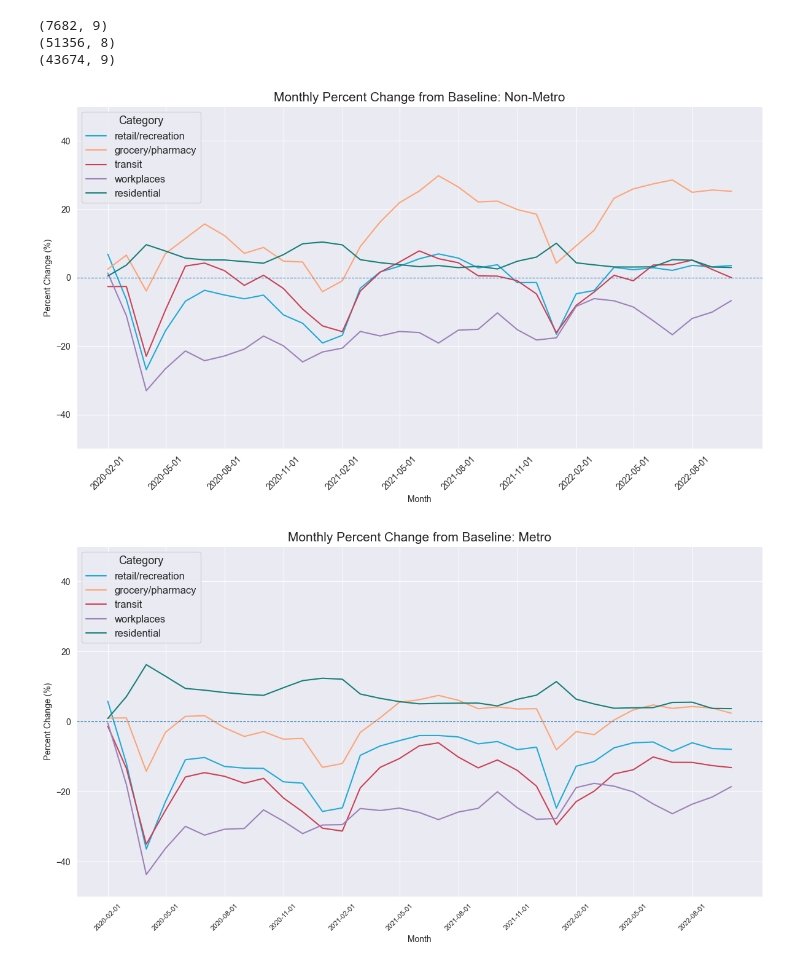
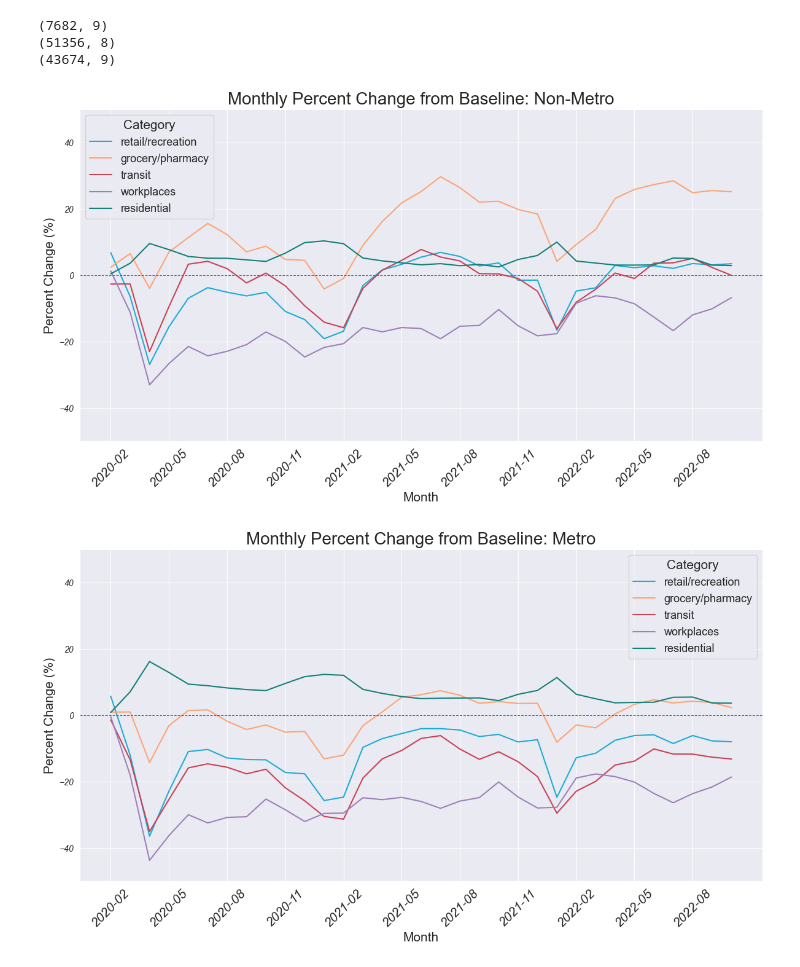
Before and after one commit to rorygardner/cyber_squadron, a Jupyter notebook: rory/plots.ipynb, the cells around one changed output. Drawn from its saved outputs; the diff is of its cells as text; code cells hidden in the pictures.

```diff
--- a/rory/plots.ipynb
+++ b/rory/plots.ipynb
@@ -96,0 +105,29 @@ plt.show()
+# %%
+fig, axes = plt.subplots(nrows=2, ncols=3, figsize=(12, 12))
+
+sns.set_style("darkgrid")
+sns.violinplot(y=monthly_mob["retail_and_recreation_percent_change_from_baseline"], ax=axes[0, 0])
+sns.violinplot(y=monthly_mob["grocery_and_pharmacy_percent_change_from_baseline"], ax=axes[0, 1])
+sns.violinplot(y=monthly_mob["transit_stations_percent_change_from_baseline"], ax=axes[1, 2])
+sns.violinplot(y=monthly_mob["workplaces_percent_change_from_baseline"], ax=axes[0, 2])
+sns.violinplot(y=monthly_mob["residential_percent_change_from_baseline"], ax=axes[1, 0])
+
+for ax in [axes[0, 0], axes[1, 0]]:
+    ax.set_ylabel("Percent Change (%)")
+
+for ax in [axes[0, 1], axes[0, 2], axes[1, 2]]:
+    ax.set_ylabel('')
+    ax.set_yticklabels([])
+
+for ax in axes.flatten():
+    ax.set_ylim(-50, 50)
+
+axes[0, 0].set_title("Retail and Recreation", fontsize=16)
+axes[0, 1].set_title("Grocery and Pharmacy", fontsize=16)
+axes[1, 2].set_title("Transit Stations", fontsize=16)
+axes[0, 2].set_title("Workplaces", fontsize=16)
+axes[1, 0].set_title("Residential", fontsize=16)
+
+fig.suptitle("Violin Plots of Monthly Mobility by Category", fontsize=20)
+
+fig.delaxes(axes[1, 1])
@@ -110,8 +149,8 @@ rural_counties = ["Accomack County","Alleghany County","Bath County",
                   "Russell County","Smyth County","Southampton County",
                   "Tazewell County","Wise County","Wythe County","Shenandoah County"]
 
-rural_mobility = mobility[mobility["sub_region_2"].isin(rural_counties)]
-metro_mobility = mobility[-mobility["sub_region_2"].isin(rural_counties)]
+rural_mobility = mobility[mobility["sub_region_2"].isin(rural_counties)].copy()
+metro_mobility = mobility[-mobility["sub_region_2"].isin(rural_counties)].copy()
 
 # rural
 rural_mobility.loc[:,"year_month"] = rural_mobility["date"].dt.to_period('M')
@@ -154,7 +182,7 @@ monthly_r = (
     .melt(id_vars="year_month", value_vars=cat_cols,
           var_name="category", value_name="percent_change")
 )
-monthly_r['year_month'] = monthly_r['year_month'].dt.to_timestamp()
+monthly_r['year_month'] = monthly_r['year_month'].dt.strftime("%Y-%m")
 
 monthly_r["category_short"] = monthly_r["category"].replace({
     "retail_and_recreation_percent_change_from_baseline":"retail/recreation",
@@ -173,20 +201,21 @@ sns.set_style(style='darkgrid')
 sns.lineplot(data=monthly_r, x="year_month", y="percent_change", hue="category_short", palette=palette)
 plt.ylim(-50, 50)
 
-plt.title("Monthly Percent Change from Baseline: Non-Metro", fontsize=15)
-plt.xlabel("Month")
-plt.ylabel("Percent Change (%)")
+plt.title("Monthly Percent Change from Baseline: Non-Metro", fontsize=20)
+plt.xlabel("Month", fontsize=15)
+plt.ylabel("Percent Change (%)", fontsize=15)
 plt.grid(True)
 plt.axhline(0, linestyle='--', linewidth=0.8)
-ax.legend(title="Category", loc="upper left", fontsize=12, title_fontsize=13)
+ax.legend(title="Category", loc="upper left", fontsize=13, title_fontsize=15)
 
-plt.xticks(rotation=45, fontsize=10)
+plt.xticks(rotation=45, fontsize=15, style="italic")
+plt.yticks(style="italic")
 ax.set_xticks(monthly_r["year_month"].unique()[::3])
 
 plt.tight_layout()
 plt.show()
 # %% [output]
-[figure, old version]
+[figure, new version]
 # %%
 
 monthly_m = (
@@ -194,39 +223,41 @@ monthly_m = (
     .reset_index()
     .melt(id_vars="year_month", value_vars=cat_cols,
           var_name="category", value_name="percent_change")
 )
 
 monthly_m["category_short"] = monthly_m["category"].replace({
     "retail_and_recreation_percent_change_from_baseline":"retail/recreation",
     "grocery_and_pharmacy_percent_change_from_baseline":"grocery/pharmacy",
     "transit_stations_percent_change_from_baseline":"transit",
     "workplaces_percent_change_from_baseline":"workplaces",
     "residential_percent_change_from_baseline":"residential"
     }
 )
 
 palette = sns.crayon_palette(["Cerulean", "Atomic Tangerine", "Brick Red", "Purple Mountains' Majesty", "Pine Green"])
+monthly_m['year_month'] = monthly_m['year_month'].dt.strftime("%Y-%m")
 
 fig, ax = plt.subplots(figsize=(12, 7))
 sns.set_style(style="darkgrid")
 sns.lineplot(data=monthly_m, x="year_month", y="percent_change", hue="category_short", palette=palette)
 plt.ylim(-50, 50)
 
-plt.title("Monthly Percent Change from Baseline: Metro", fontsize=15)
-plt.xlabel("Month")
-plt.ylabel("Percent Change (%)")
+plt.title("Monthly Percent Change from Baseline: Metro", fontsize=20)
+plt.xlabel("Month", fontsize=15)
+plt.ylabel("Percent Change (%)", fontsize=15)
 plt.grid(True)
 plt.axhline(0, linestyle='--', linewidth=0.8)
-ax.legend(title="Category", loc="upper left", fontsize=12, title_fontsize=13)
+ax.legend(title="Category", loc="upper right", fontsize=13, title_fontsize=15)
 
-plt.xticks(rotation=45, fontsize=8)
+plt.xticks(rotation=45, fontsize=15, style="italic")
+plt.yticks(style="italic")
 ax.set_xticks(monthly_m["year_month"].unique()[::3])
 
 
 plt.tight_layout()
 plt.show()
 # %% [output]
-[figure, old version]
+[figure, new version]
 # %%
 list(sns.palettes.crayons.keys())
 # %% [output]
```
Also changed, not shown: parts of 4 cells of this notebook, 2 other files.
